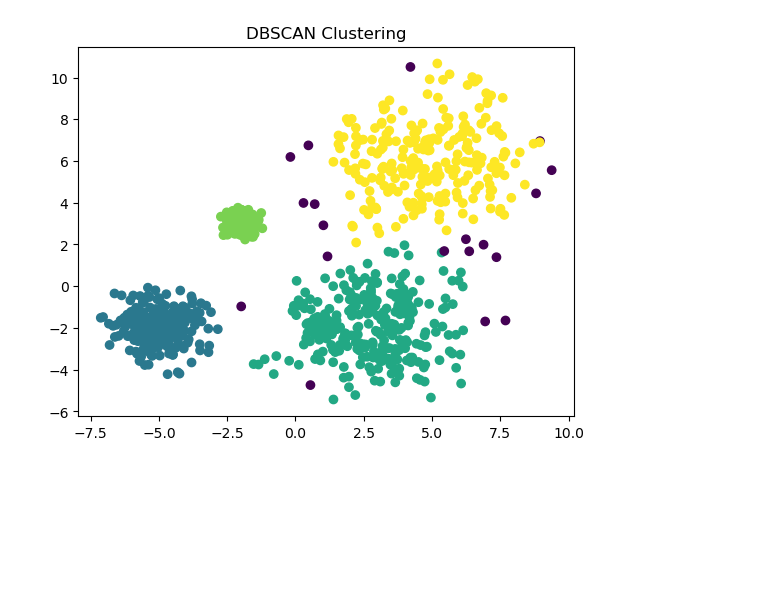
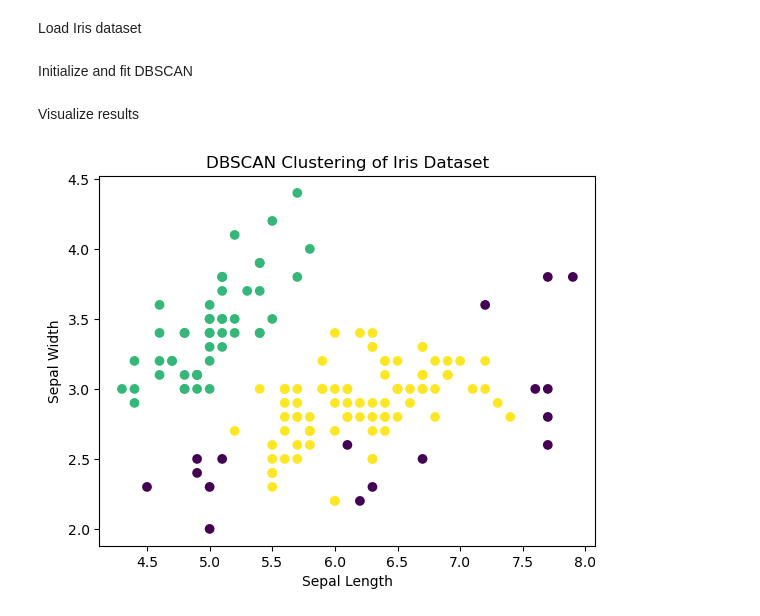
Before and after one commit to Nasyan/ml-clastering, a Jupyter notebook: clustering/dbscan.ipynb, the cells around one changed output. Drawn from its saved outputs; the diff is of its cells as text; code cells hidden in the pictures; blank space fills up the shorter version.

```diff
--- a/clustering/dbscan.ipynb
+++ b/clustering/dbscan.ipynb
@@ -4,11 +5,0 @@ import matplotlib.pyplot as plt
-# %%
-np.random.seed(0)
-n_points_per_cluster = 250
-
-C1 = [-5, -2] + .8 * np.random.randn(n_points_per_cluster, 2)
-C2 = [4, -1] + .1 * np.random.randn(n_points_per_cluster, 2)
-C3 = [1, -2] + .2 * np.random.randn(n_points_per_cluster, 2)
-C4 = [-2, 3] + .3 * np.random.randn(n_points_per_cluster, 2)
-C5 = [3, -2] + 1.6 * np.random.randn(n_points_per_cluster, 2)
-C6 = [5, 6] + 2 * np.random.randn(n_points_per_cluster, 2)
-X = np.vstack((C1, C2, C3, C4, C5, C6))
@@ -59,9 +48,22 @@ class DBSCAN:
+# %% [markdown]
+Load Iris dataset
+# %%
+url = "https://archive.ics.uci.edu/ml/machine-learning-databases/iris/iris.data"
+names = ['sepal-length', 'sepal-width', 'petal-length', 'petal-width', 'class']
+df = pd.read_csv(url, names=names)
+df = df.drop('class', axis=1)
+# %% [markdown]
+Initialize and fit DBSCAN
 # %%
-dbscan = DBSCAN(eps=0.9, min_samples=5)
-dbscan.fit(X)
+dbscan = DBSCAN(eps=0.5, min_samples=5)
+dbscan.fit(df.values)
+# %% [markdown]
+Visualize results
 # %%
-plt.scatter(X[:,0], X[:,1], c=dbscan.labels_, cmap='viridis')
-plt.title('DBSCAN Clustering')
+plt.scatter(df['sepal-length'], df['sepal-width'], c=dbscan.labels_)
+plt.xlabel('Sepal Length')
+plt.ylabel('Sepal Width')
+plt.title('DBSCAN Clustering of Iris Dataset')
 plt.show()
 # %% [output]
-[figure, old version]
+[figure, new version]
```
Also changed, not shown: parts of 3 cells of this notebook, 5 other files.
